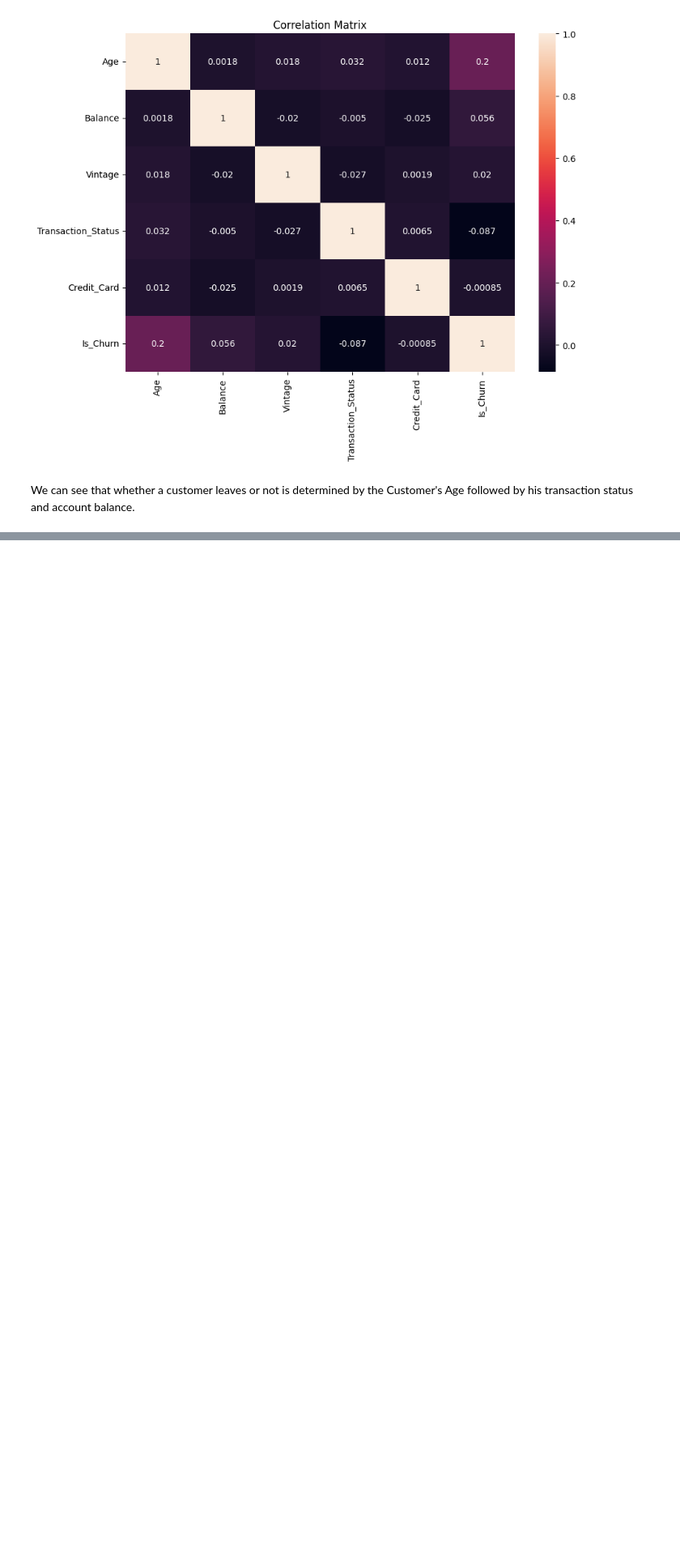
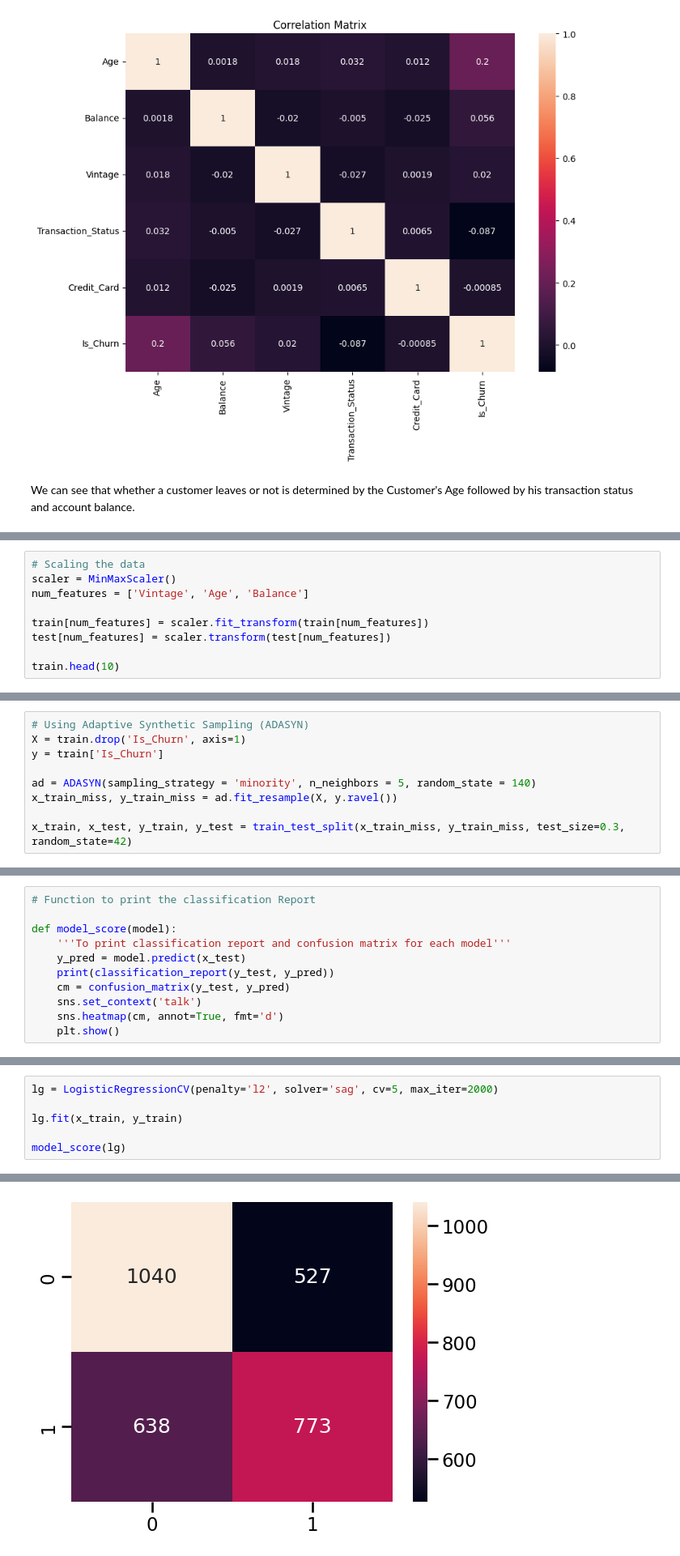
Before and after one commit to franchiseBoyz/CustomerChurnRate, a Jupyter notebook: notebook.ipynb, the cells around one changed output, grey strips where cells are left out. Shown at 81% size. Cells and saved outputs as stored; diff of their text form; blank space fills up the shorter version.

Commit message:
started on modeling

```diff
--- a/notebook.ipynb
+++ b/notebook.ipynb
@@ -403,0 +482,9 @@ train.head()
+# %%
+# Scaling the data
+scaler = MinMaxScaler()
+num_features = ['Vintage', 'Age', 'Balance']
+
+train[num_features] = scaler.fit_transform(train[num_features])
+test[num_features] = scaler.transform(test[num_features])
+
+train.head(10)
@@ -403,0 +520,9 @@ train.head()
+# %%
+# Using Adaptive Synthetic Sampling (ADASYN)
+X = train.drop('Is_Churn', axis=1)
+y = train['Is_Churn']
+
+ad = ADASYN(sampling_strategy = 'minority', n_neighbors = 5, random_state = 140)
+x_train_miss, y_train_miss = ad.fit_resample(X, y.ravel())
+
+x_train, x_test, y_train, y_test = train_test_split(x_train_miss, y_train_miss, test_size=0.3, random_state=42)
@@ -403,0 +542,11 @@ train.head()
+# %%
+# Function to print the classification Report
+
+def model_score(model):
+    '''To print classification report and confusion matrix for each model'''
+    y_pred = model.predict(x_test)
+    print(classification_report(y_test, y_pred))
+    cm = confusion_matrix(y_test, y_pred)
+    sns.set_context('talk')
+    sns.heatmap(cm, annot=True, fmt='d')
+    plt.show()
@@ -403,0 +555,7 @@ train.head()
+# %%
+lg = LogisticRegressionCV(penalty='l2', solver='sag', cv=5, max_iter=2000)
+
+lg.fit(x_train, y_train)
+
+model_score(lg)
+# %% [output]
@@ -403,0 +570 @@ train.head()
+[figure, added]
```
Also changed, not shown: parts of 25 cells of this notebook.
